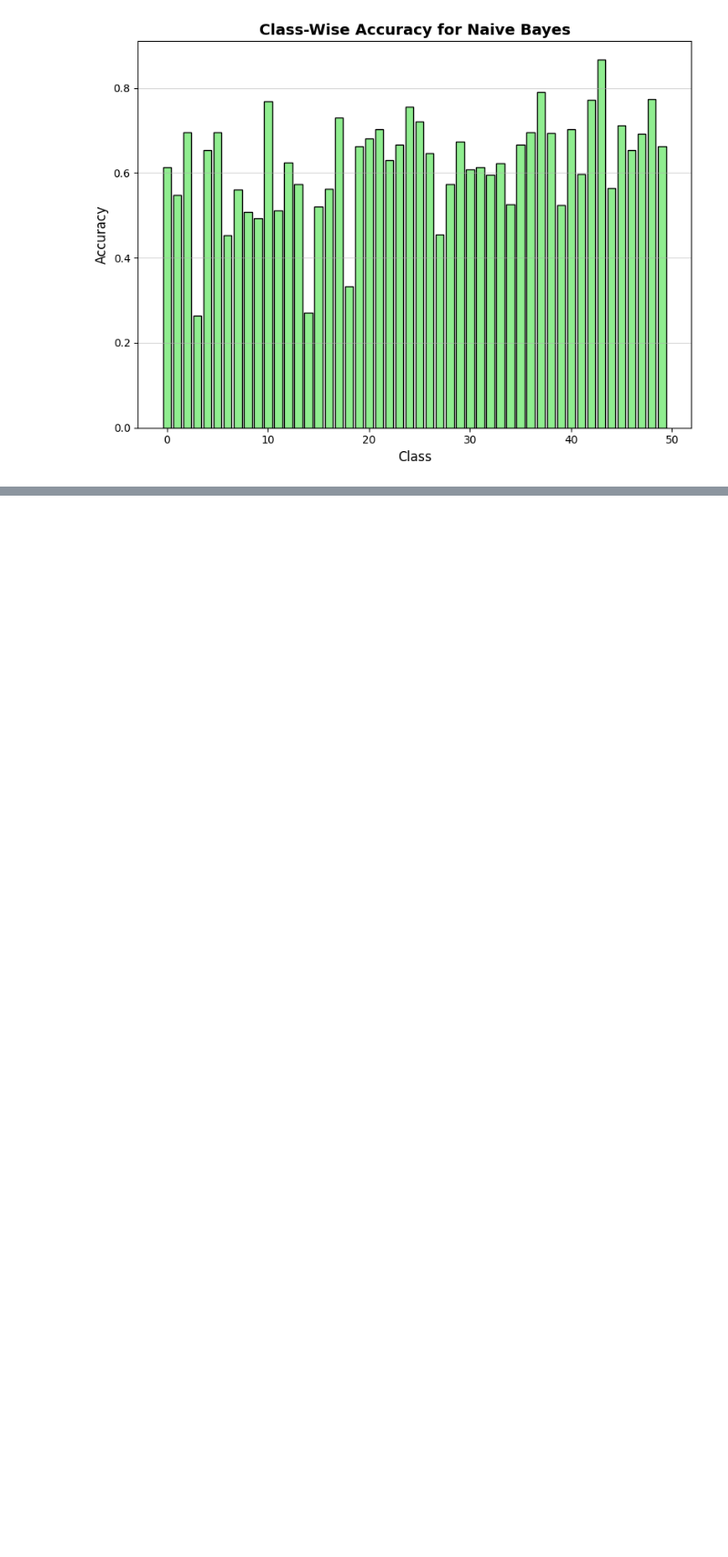
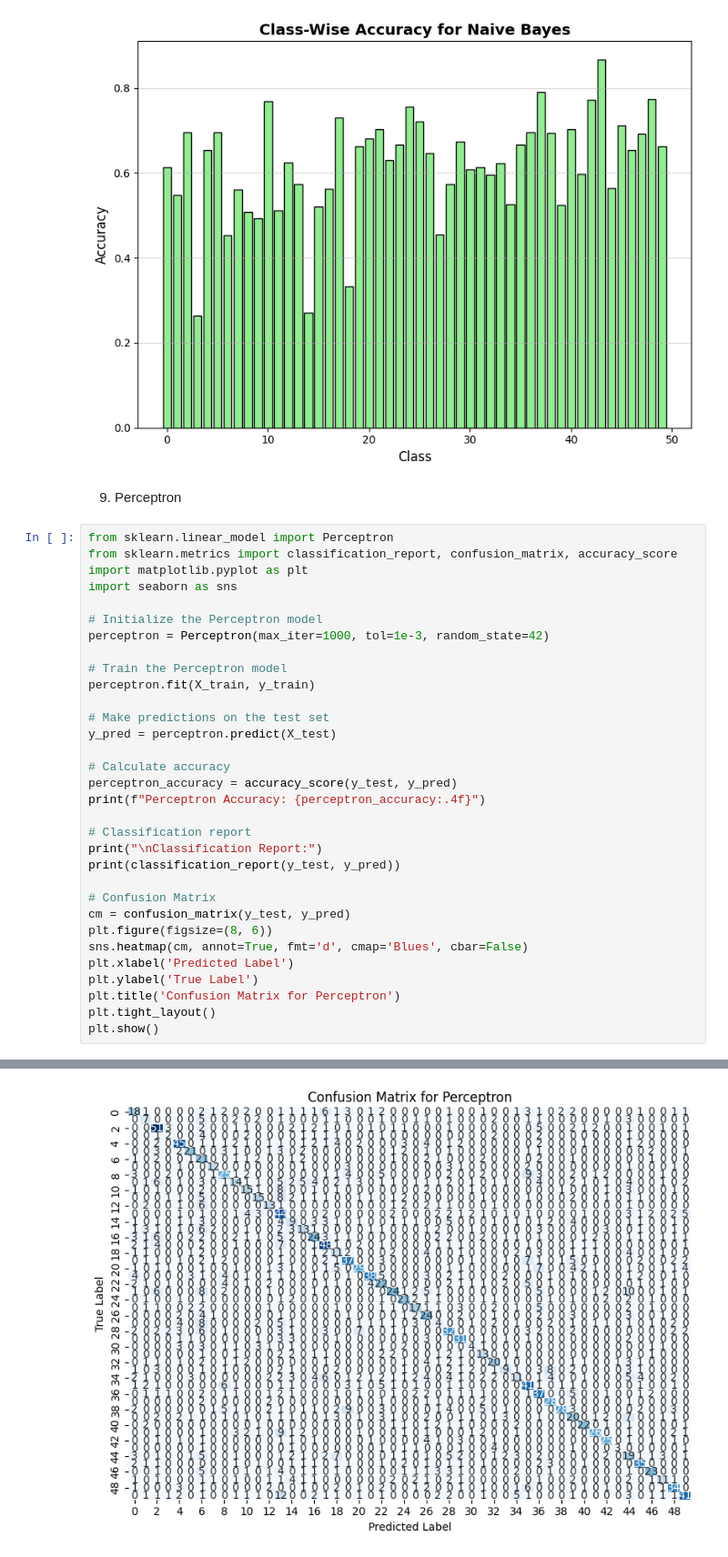
Before and after one commit to atanukayal/prmlproject, a Jupyter notebook: preprocessing.ipynb, the cells around one changed output, grey strips where cells are left out. Shown at 91% size. Saved outputs shown, nothing was run; the diff lists cells and outputs as text; blank space fills up the shorter version.

Commit message:
Added Perceptron, Ensemble

```diff
--- a/preprocessing.ipynb
+++ b/preprocessing.ipynb
@@ -1444,3 +1444,38 @@ plt.tight_layout()
 plt.show()
 # %% [output]
 [figure]
+# %% [markdown]
+9. Perceptron
+# %%
+from sklearn.linear_model import Perceptron
+from sklearn.metrics import classification_report, confusion_matrix, accuracy_score
+import matplotlib.pyplot as plt
+import seaborn as sns
+
+# Initialize the Perceptron model
+perceptron = Perceptron(max_iter=1000, tol=1e-3, random_state=42)
+
+# Train the Perceptron model
+perceptron.fit(X_train, y_train)
+
+# Make predictions on the test set
+y_pred = perceptron.predict(X_test)
+
+# Calculate accuracy
+perceptron_accuracy = accuracy_score(y_test, y_pred)
+print(f"Perceptron Accuracy: {perceptron_accuracy:.4f}")
+
+# Classification report
+print("\nClassification Report:")
+print(classification_report(y_test, y_pred))
+
+# Confusion Matrix
+cm = confusion_matrix(y_test, y_pred)
+plt.figure(figsize=(8, 6))
+sns.heatmap(cm, annot=True, fmt='d', cmap='Blues', cbar=False)
+plt.xlabel('Predicted Label')
+plt.ylabel('True Label')
+plt.title('Confusion Matrix for Perceptron')
+plt.tight_layout()
+plt.show()
+# %% [output]
@@ -1446,0 +1499 @@ plt.show()
+[figure, added]
```
Also changed, not shown: parts of 12 cells of this notebook.
